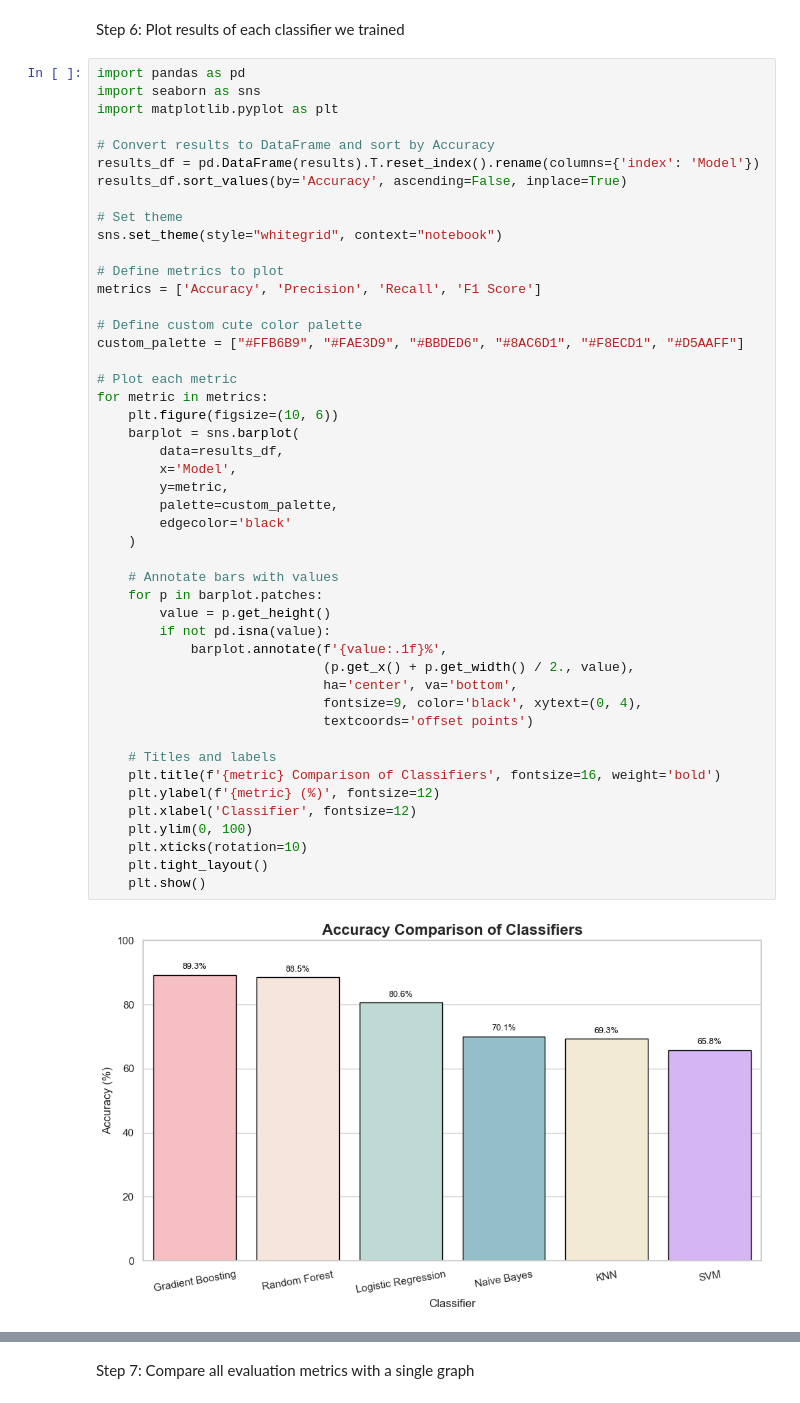
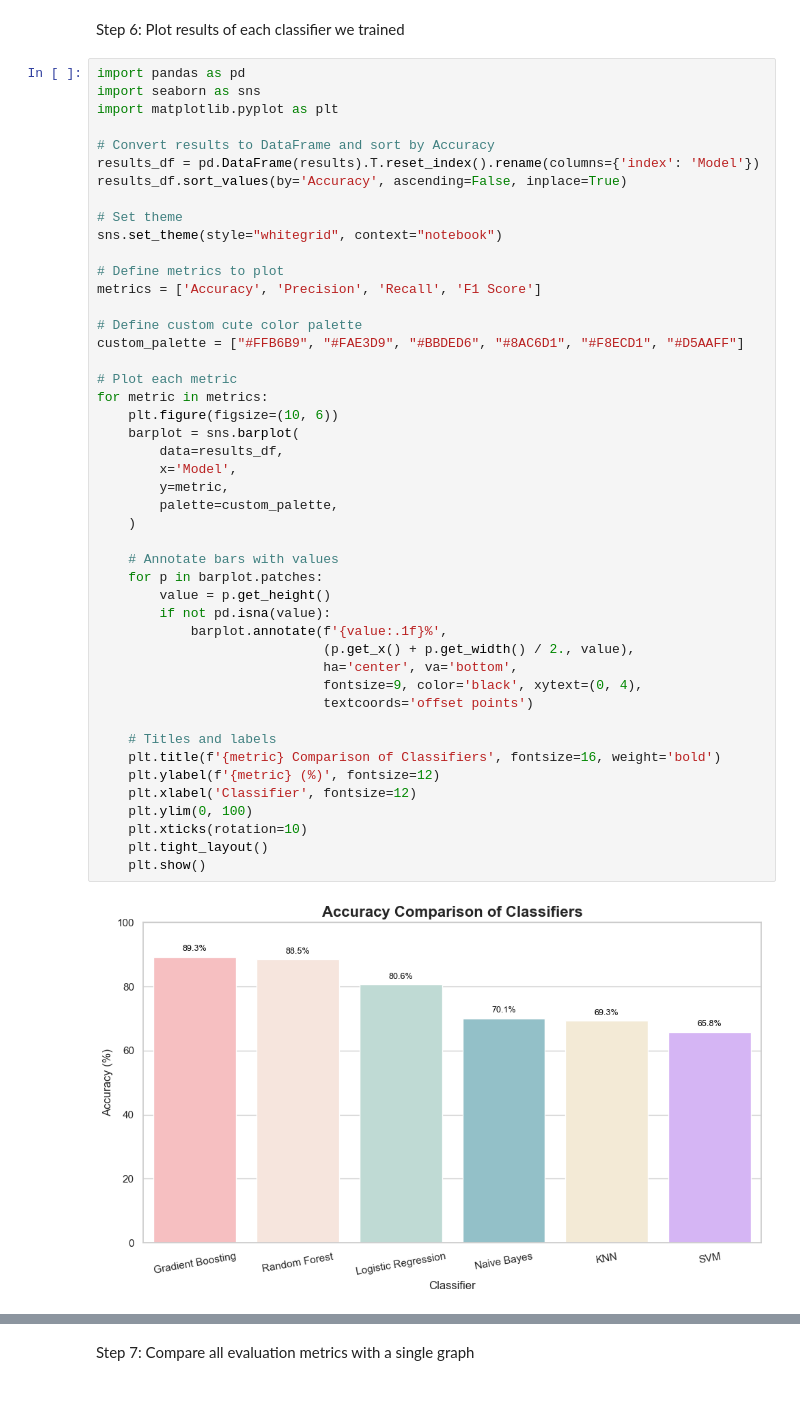
Before and after one commit to Hansaanuradha93/K-Talk---Classification-Model, a Jupyter notebook: Notebook.ipynb, the cells around one changed output, grey strips where cells are left out. Drawn from its saved outputs; the diff is of its cells as text.

```diff
--- a/Notebook.ipynb
+++ b/Notebook.ipynb
@@ -846,32 +854,31 @@ custom_palette = ["#FFB6B9", "#FAE3D9", "#BBDED6", "#8AC6D1", "#F8ECD1", "#D5AAF
 
 # Plot each metric
 for metric in metrics:
     plt.figure(figsize=(10, 6))
     barplot = sns.barplot(
         data=results_df,
         x='Model',
         y=metric,
         palette=custom_palette,
-        edgecolor='black'
     )
 
     # Annotate bars with values
     for p in barplot.patches:
         value = p.get_height()
         if not pd.isna(value):
             barplot.annotate(f'{value:.1f}%',
                              (p.get_x() + p.get_width() / 2., value),
                              ha='center', va='bottom',
                              fontsize=9, color='black', xytext=(0, 4),
                              textcoords='offset points')
 
     # Titles and labels
     plt.title(f'{metric} Comparison of Classifiers', fontsize=16, weight='bold')
     plt.ylabel(f'{metric} (%)', fontsize=12)
     plt.xlabel('Classifier', fontsize=12)
     plt.ylim(0, 100)
     plt.xticks(rotation=10)
     plt.tight_layout()
     plt.show()
 # %% [output]
-[figure, old version]
+[figure, new version]
```
Also changed, not shown: parts of 5 cells of this notebook.
